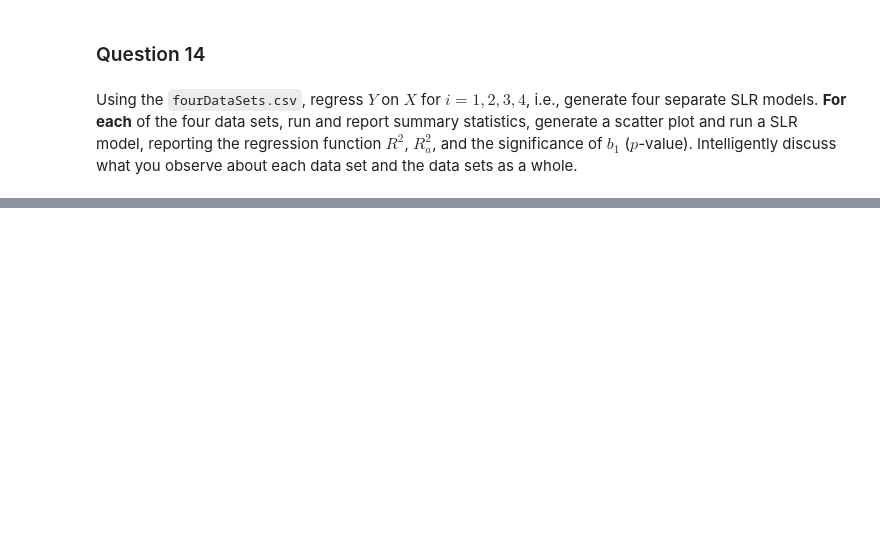
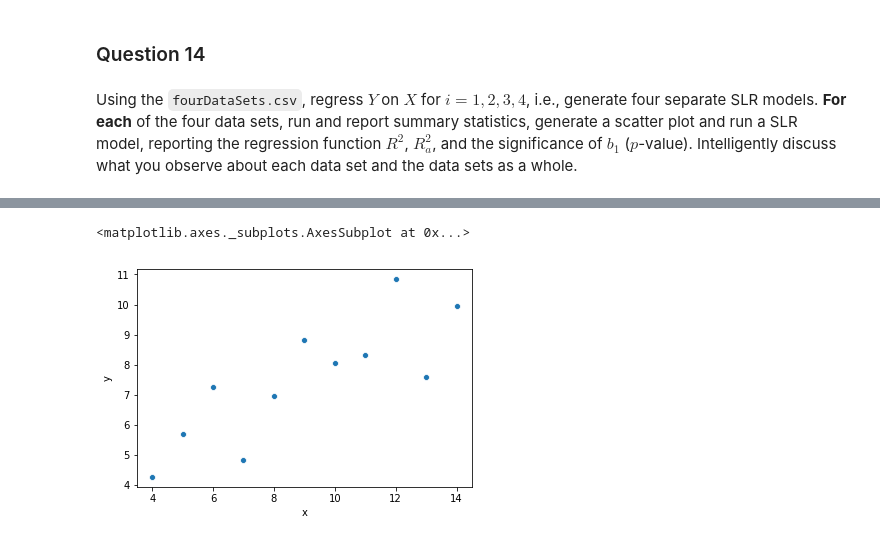
Before and after one commit to jin-sj/cs686_machine_learning, a Jupyter notebook: hw2/homework_02.ipynb, the cells around one changed output, grey strips where cells are left out. Saved outputs shown, nothing was run; the diff lists cells and outputs as text; code cells hidden in the pictures; blank space fills up the shorter version.

````diff
--- a/hw2/homework_02.ipynb
+++ b/hw2/homework_02.ipynb
@@ -261,0 +381,3 @@
+# %%
+regr = linear_model.LinearRegression()
+regr.fit(X, y)
@@ -261,0 +393,11 @@
+# %%
+## stats model implementation
+import statsmodels.api as sm
+ols_X = df["lengthOfStay"]
+ols_y = df["infectionRisk"]
+ols_X = sm.add_constant(X)
+
+model = sm.OLS(ols_y, ols_X).fit()
+predictions = model.predict(ols_X)
+
+model.summary()
@@ -263,3 +450,6 @@
 ### Question 14
 # %% [markdown]
 Using the ```fourDataSets.csv```, regress $Y$ on $X$ for $i=1,2,3,4$, i.e., generate four separate SLR models. **For each** of the four data sets, run and report summary statistics, generate a scatter plot and run a SLR model, reporting the regression function $R^2$, $R_a^2$, and the significance of $b_1$ ($p$-value). Intelligently discuss what you observe about each data set and the data sets as a whole.
+# %%
+path = os.path.join(os.path.dirname(os.getcwd()), "hw2", "data", "fourDataSets.csv")
+df = pd.read_csv(path)
@@ -265,0 +465,17 @@
+# %%
+df1 = df[df["dataSet"] == 1]
+df2 = df[df["dataSet"] == 2]
+df3 = df[df["dataSet"] == 3]
+df4 = df[df["dataSet"] == 4]
+# %%
+ols_X1 = df1.x
+ols_y1 = df1.y
+ols_X1 = sm.add_constant(ols_X1)
+
+model_1 = sm.OLS(ols_y1, ols_X1).fit()
+predictions = model_1.predict(ols_X1)
+#print(df1.x.shape, df1.y.shape)
+sb.scatterplot(df1.x, df1.y)
+# %% [output]
+<matplotlib.axes._subplots.AxesSubplot at 0x...>
+[figure, added]
````
Also changed, not shown: parts of 53 cells of this notebook.
